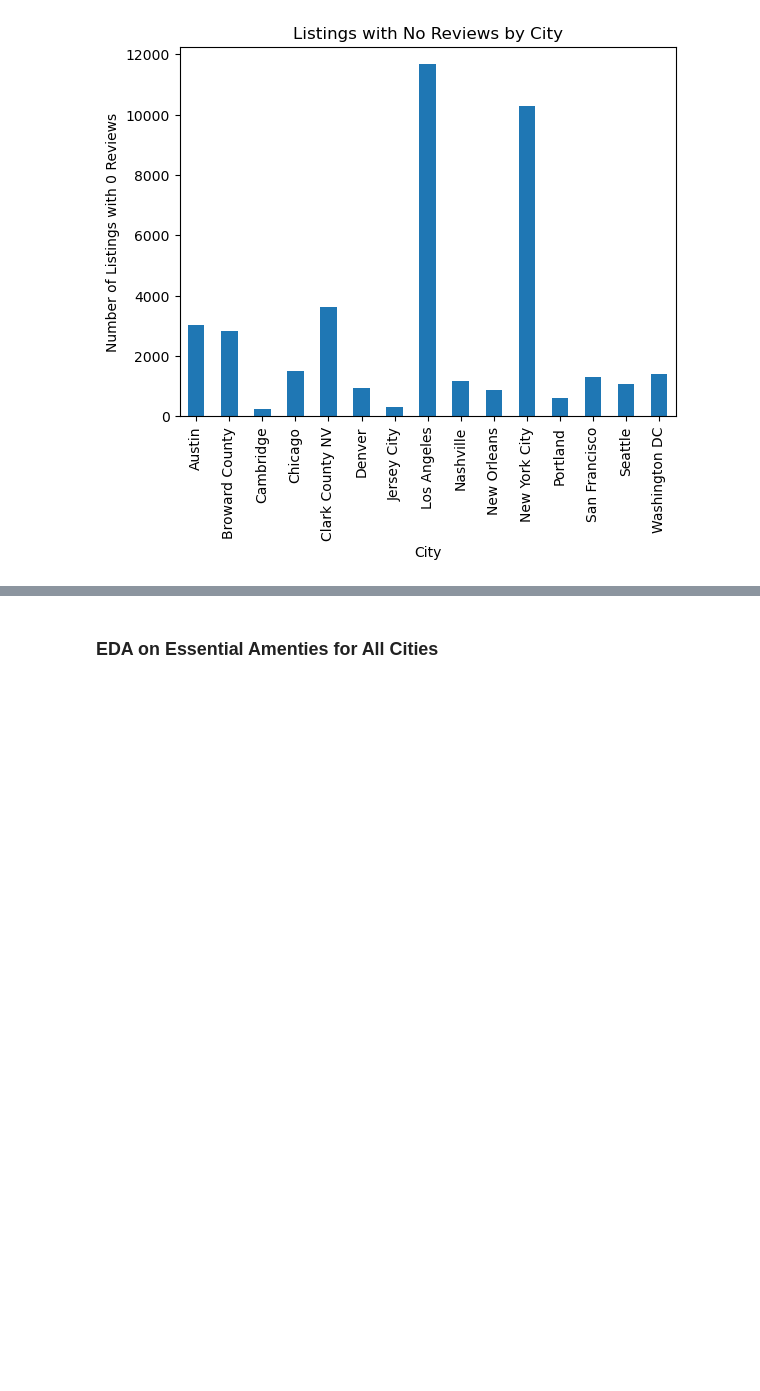
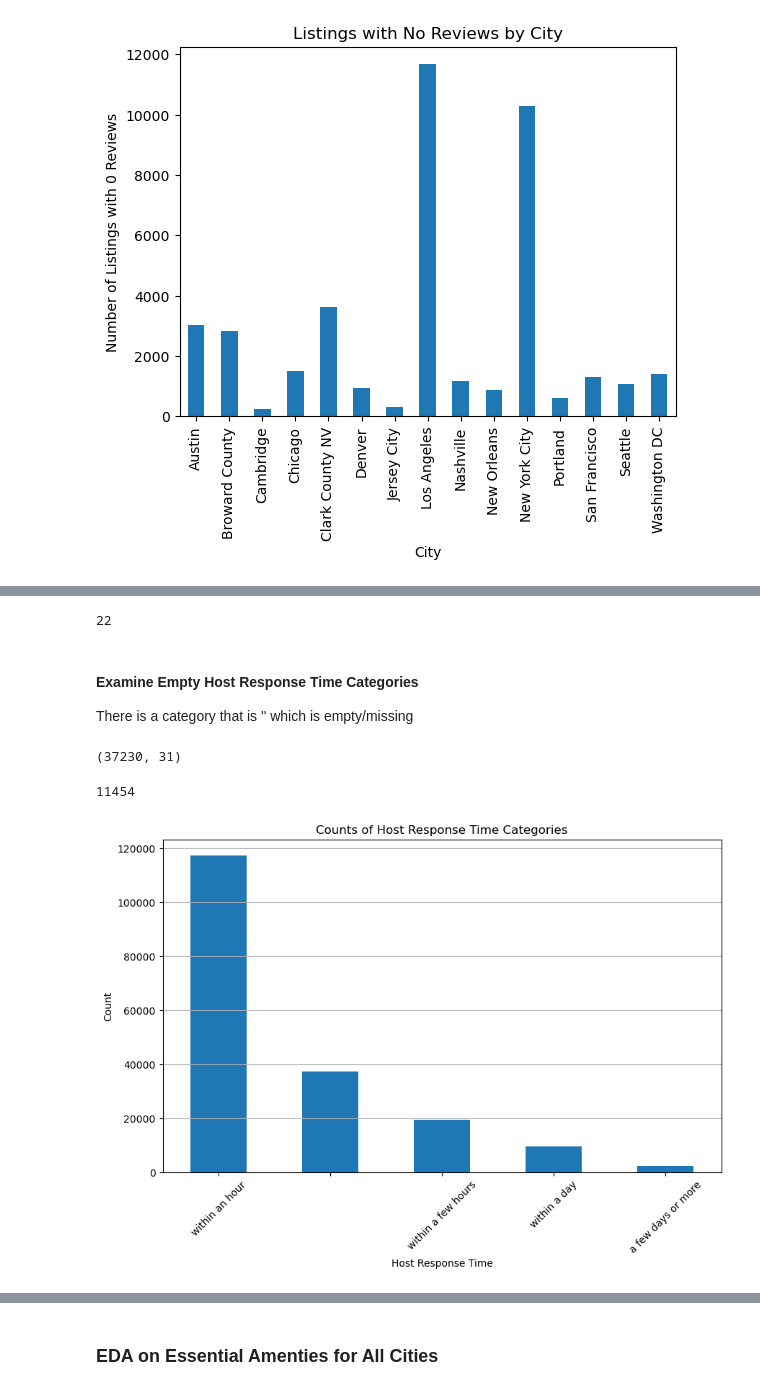
Before and after one commit to jinoh0731/Big-Data-Project-AirBnB-Clustering, a Jupyter notebook: milestone2/EDA/milestone2-all-cities-EDA.ipynb, the cells around one changed output, grey strips where cells are left out. Drawn from its saved outputs; the diff is of its cells as text; code cells hidden in the pictures; blank space fills up the shorter version.

```diff
--- a/milestone2/EDA/milestone2-all-cities-EDA.ipynb
+++ b/milestone2/EDA/milestone2-all-cities-EDA.ipynb
@@ -161,0 +241,36 @@ plt.show()
+# %%
+# max number of reviews given that review_scores_value is null is 22, which is very few reviews that given to a listing
+# which will have review_scores_value be null
+filtered_entries['number_of_reviews'].max()
+# %% [output]
+22
+# %% [markdown]
+#### Examine Empty Host Response Time Categories
+
+There is a category that is '' which is empty/missing
+# %%
+clean_df[(clean_df['host_response_time']== '')].shape
+# %% [output]
+(37230, 31)
+# %%
+filtered_df = clean_df[(clean_df['number_of_reviews'] == 0) & (clean_df['host_response_time']== '')]
+size_count = filtered_df.shape[0]
+size_count
+
+# This shows that there is not much connection with number_of_reviews being 0 and host_response_time being empty
+# since there are 25,776 values unaccounted for
+# %% [output]
+11454
+# %%
+category_counts = clean_df['host_response_time'].value_counts()
+
+plt.figure(figsize=(10, 6))
+category_counts.plot(kind='bar')
+plt.title('Counts of Host Response Time Categories')
+plt.xlabel('Host Response Time')
+plt.ylabel('Count')
+plt.xticks(rotation=45)
+plt.grid(axis='y')
+plt.show()
+# %% [output]
+[figure, added]
```
Also changed, not shown: parts of 12 cells of this notebook.
